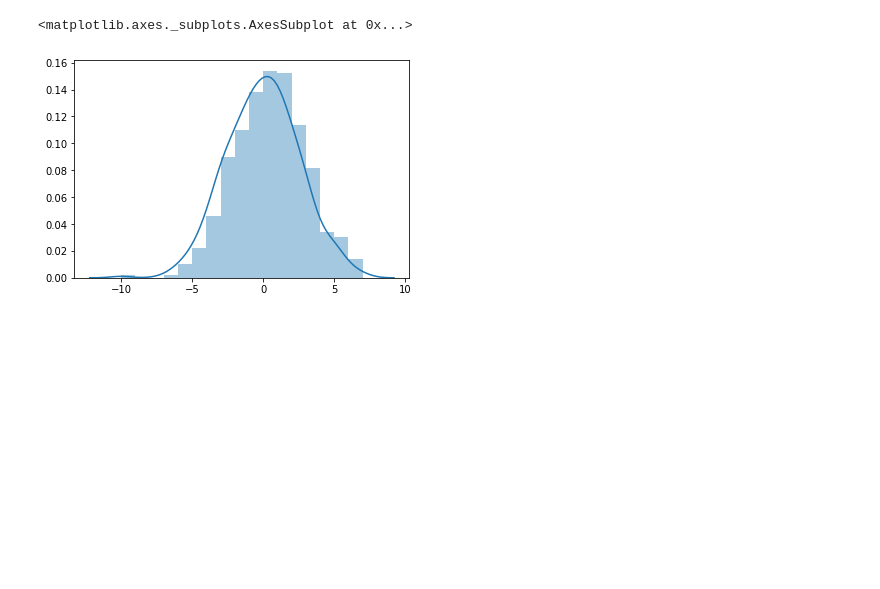
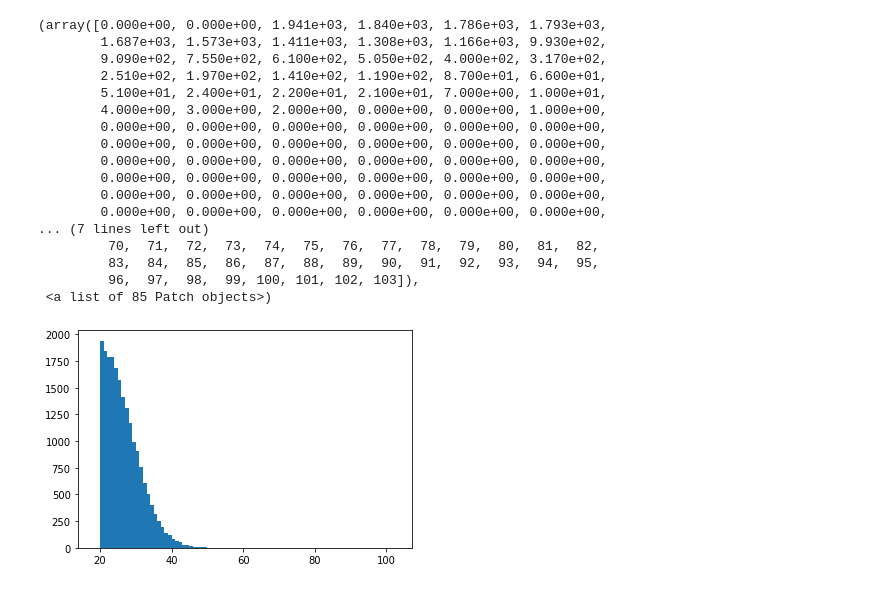
Before and after one commit to squillero/microgp4, a Jupyter notebook: src/jupyters/Statistical Experiments.ipynb, the cells around one changed output. Drawn from its saved outputs; the diff is of its cells as text; code cells hidden in the pictures; blank space fills up the shorter version.

```diff
--- a/src/jupyters/Statistical Experiments.ipynb
+++ b/src/jupyters/Statistical Experiments.ipynb
@@ -50,6 +27,0 @@ nd_std = np.sqrt(normdiscrete.stats(moments='v'))
-# %%
-n_sample = 500
-rvs = normdiscrete.rvs(size=n_sample)
-f, l = np.histogram(rvs, bins=gridlimits)
-sfreq = np.vstack([gridint, f, probs*n_sample]).T
-print(sfreq)
@@ -74,5 +28,53 @@ print(sfreq)
-# %%
-sns.distplot(rvs)
-# %% [output]
-<matplotlib.axes._subplots.AxesSubplot at 0x...>
-[figure, removed]
+# %%
+def randint(a: int, b: int, loc=None, strength=None, raw=False) -> int:
+    """Return a random integer N such that a <= N <= b. Do consider mean (loc) and strength."""
+    #self._calls += 1
+    assert isinstance(a, int) and isinstance(b, int), "Range must be int"
+    assert loc is None or strength is not None, "Strength must be specified if loc is used"
+    assert strength is None or loc is not None, "Loc must be specified if strength is used"
+    assert strength is None or 0 <= strength <= 1, "Illegal strength"
+    assert loc is None or a <= loc <= b, "Illegal loc"
+
+    if strength is None or strength == 1:
+        # pure random
+        val = self._py_random.randint(a, b)
+    elif strength == 0:
+        # deterministic
+        val = loc
+    else:
+        # "true" random
+        scale = strength/(1-strength**3)
+        scale *= b - a
+        sa, sb = (a-.5-loc)/scale, (b+.5-loc)/scale
+
+        # restore n' save numpy random state hoping for reproducibility
+        #np_random.set_state(self._np_random)
+        raw_val = truncnorm.rvs(a=sa, b=sb, loc=loc, scale=scale)
+        #self._np_random = np_random.get_state()
+
+        val = int(round(raw_val))
+    assert a <= val <= b, f"Stochastic panic: val={val} not in [{a}, {b}]"
+    return val
+# %%
+start, stop = 20, 100
+x = [randint(start, stop, loc=20, strength=.1) for _ in range (20000)]
+plt.hist(x, bins=list(range(start-2, stop+2+2)))
+# %% [output]
+(array([0.000e+00, 0.000e+00, 1.941e+03, 1.840e+03, 1.786e+03, 1.793e+03,
+        1.687e+03, 1.573e+03, 1.411e+03, 1.308e+03, 1.166e+03, 9.930e+02,
+        9.090e+02, 7.550e+02, 6.100e+02, 5.050e+02, 4.000e+02, 3.170e+02,
+        2.510e+02, 1.970e+02, 1.410e+02, 1.190e+02, 8.700e+01, 6.600e+01,
+        5.100e+01, 2.400e+01, 2.200e+01, 2.100e+01, 7.000e+00, 1.000e+01,
+        4.000e+00, 3.000e+00, 2.000e+00, 0.000e+00, 0.000e+00, 1.000e+00,
+        0.000e+00, 0.000e+00, 0.000e+00, 0.000e+00, 0.000e+00, 0.000e+00,
+        0.000e+00, 0.000e+00, 0.000e+00, 0.000e+00, 0.000e+00, 0.000e+00,
+        0.000e+00, 0.000e+00, 0.000e+00, 0.000e+00, 0.000e+00, 0.000e+00,
+        0.000e+00, 0.000e+00, 0.000e+00, 0.000e+00, 0.000e+00, 0.000e+00,
+        0.000e+00, 0.000e+00, 0.000e+00, 0.000e+00, 0.000e+00, 0.000e+00,
+        0.000e+00, 0.000e+00, 0.000e+00, 0.000e+00, 0.000e+00, 0.000e+00,
+... (7 lines left out)
+         70,  71,  72,  73,  74,  75,  76,  77,  78,  79,  80,  81,  82,
+         83,  84,  85,  86,  87,  88,  89,  90,  91,  92,  93,  94,  95,
+         96,  97,  98,  99, 100, 101, 102, 103]),
+ <a list of 85 Patch objects>)
+[figure, added]
```
Also changed, not shown: parts of 11 cells of this notebook, 6 other files.
